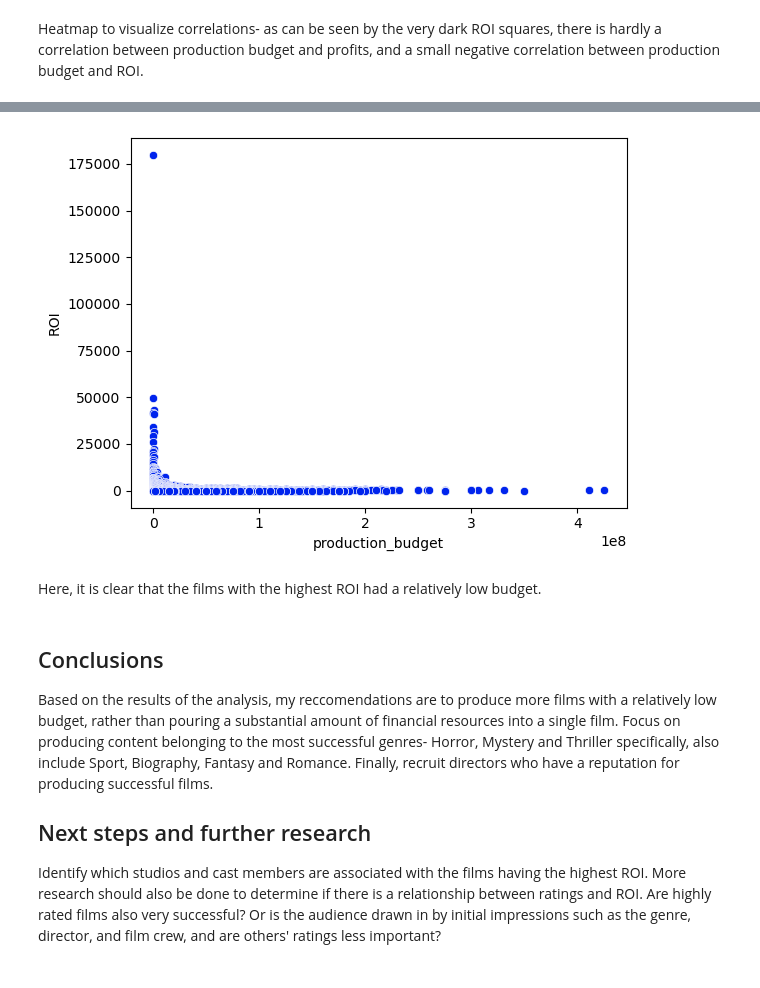
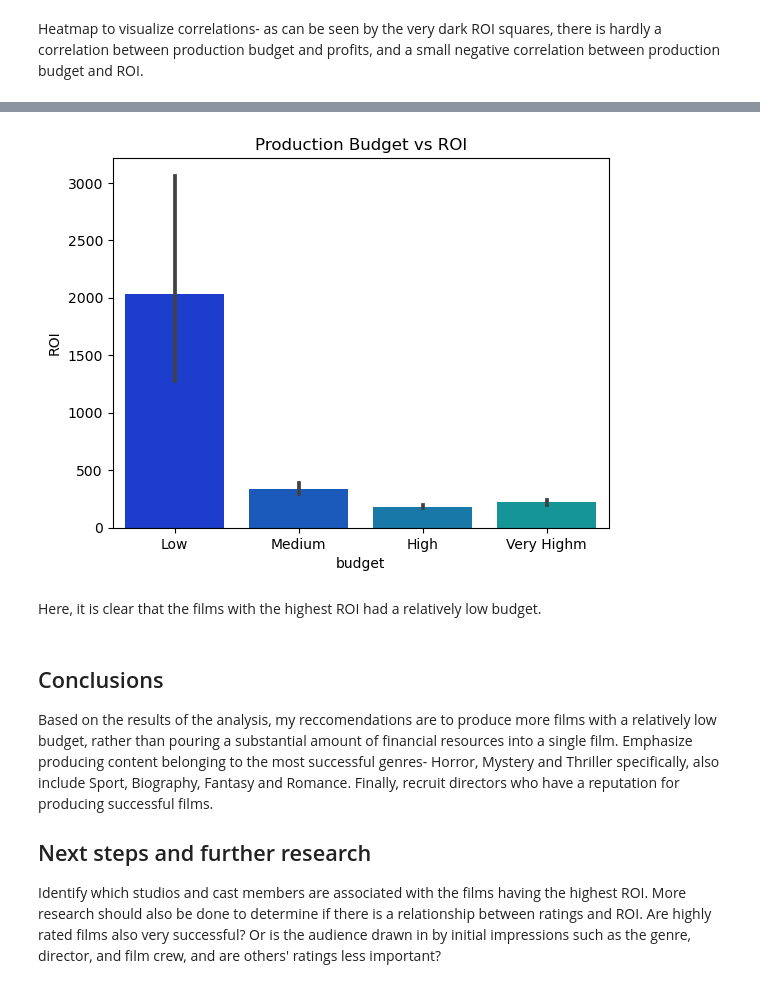
Before and after one commit to lalynjay/Movie-Trends-Analysis, a Jupyter notebook: Movie_Trends_Analysis.ipynb, the cells around one changed output, grey strips where cells are left out. Cells and saved outputs as stored; diff of their text form; code cells hidden in the pictures.

Commit message:
working on hist and barplots

```diff
--- a/Movie_Trends_Analysis.ipynb
+++ b/Movie_Trends_Analysis.ipynb
@@ -379,7 +384,7 @@ Horror movies had the highest ROI, with a mean of 797%. Mystery was a close seco
 # %%
 #horizontal bar plot
 sns.barplot(y=top_genres.index, x=top_genres, orient='h').set(xlabel='Mean ROI', ylabel='Genre', title='Most Successful Genres')
-sns.set_palette("hls", 10);
+sns.set_palette("hls", 8);
 # %% [output]
 [figure]
 # %% [markdown]
@@ -485,14 +521,21 @@ Heatmap to visualize correlations- as can be seen by the very dark ROI squares,
+# %%
+#budgets_df['Budget_level'] = budgets_df.loc[budgets_df['production_budget'] < 1000000, 'Budget_level' = Low'
+
+budgets_df.loc[budgets_df['production_budget'] < 1000000, 'budget'] = 'Low'
+budgets_df.loc[(budgets_df['production_budget'] > 1000000) & (budgets_df['production_budget'] < 10000000), 'budget'] = 'Medium'
+budgets_df.loc[(budgets_df['production_budget'] > 10000000) & (budgets_df['production_budget'] < 100000000), 'budget'] = 'High'
+budgets_df.loc[(budgets_df['production_budget'] > 100000000) & (budgets_df['production_budget'] < 1000000000), 'budget'] = 'Very Highm'
 # %%
-sns.scatterplot(data=budgets_df, x='production_budget', y='ROI')
-sns.set_palette('winter', 6);
+sns.barplot(data=budgets_df, x='budget', y='ROI').set(title='Production Budget vs ROI')
+sns.set_palette('winter', 5);
 # %% [output]
-[figure, old version]
+[figure, new version]
 # %% [markdown]
 Here, it is clear that the films with the highest ROI had a relatively low budget.
 # %% [markdown]
 ## Conclusions
 
-Based on the results of the analysis, my reccomendations are to produce more films with a relatively low budget, rather than pouring a substantial amount of financial resources into a single film. Focus on producing content belonging to the most successful genres- Horror, Mystery and Thriller specifically, also include Sport, Biography, Fantasy and Romance. Finally, recruit directors who have a reputation for producing successful films.
+Based on the results of the analysis, my reccomendations are to produce more films with a relatively low budget, rather than pouring a substantial amount of financial resources into a single film. Emphasize producing content belonging to the most successful genres- Horror, Mystery and Thriller specifically, also include Sport, Biography, Fantasy and Romance. Finally, recruit directors who have a reputation for producing successful films.
 
 
 ## Next steps and further research
```
Also changed, not shown: parts of 6 cells of this notebook, 1 other file.
